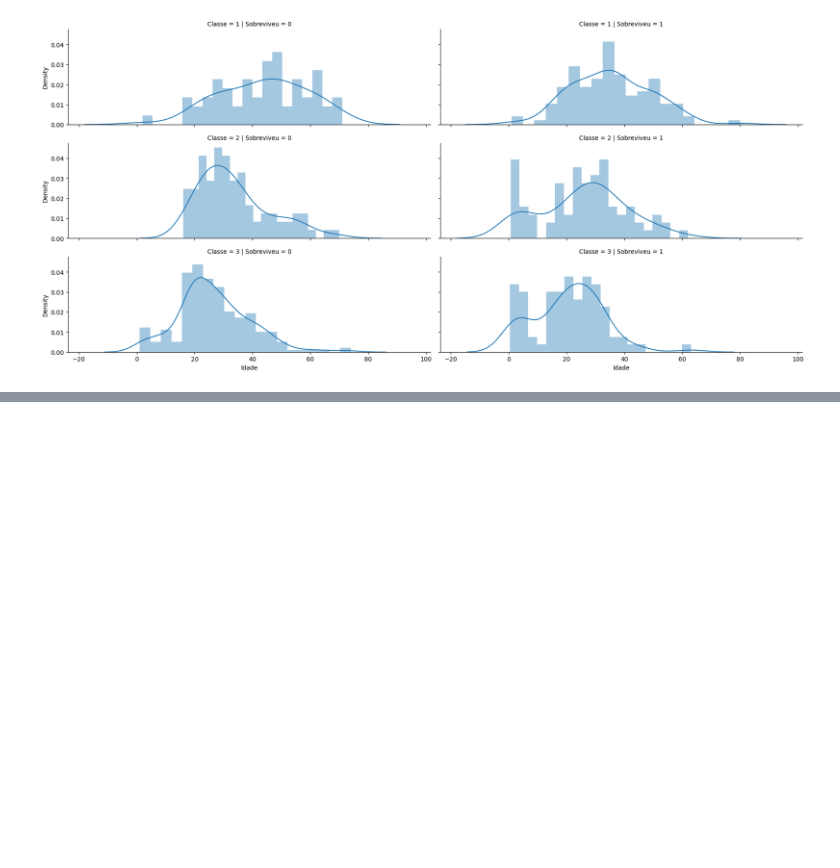
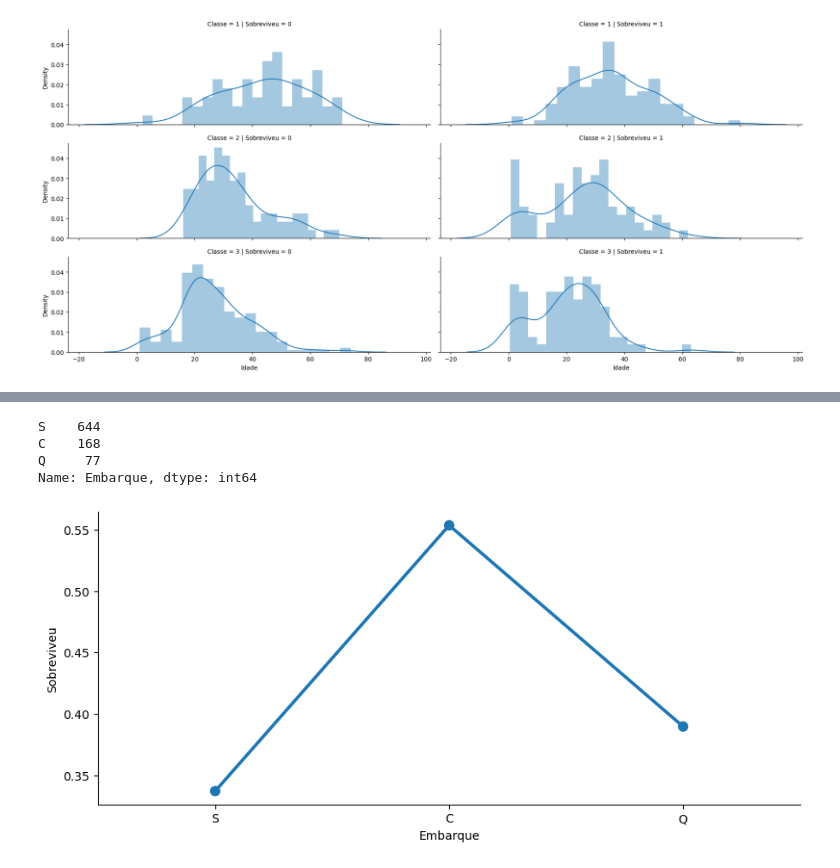
Before and after one commit to phillrog/py-machine-learning, a Jupyter notebook: notebooks/5 - visualização de dados/mod5.ipynb, the cells around one changed output, grey strips where cells are left out. Saved outputs shown, nothing was run; the diff lists cells and outputs as text; code cells hidden in the pictures; blank space fills up the shorter version.

```diff
--- a/notebooks/5 - visualização de dados/mod5.ipynb
+++ b/notebooks/5 - visualização de dados/mod5.ipynb
@@ -214,0 +222,13 @@ g.map(sns.distplot, 'Idade', bins=20)
+# %%
+data['Embarque'].value_counts()
+# %% [output]
+S    644
+C    168
+Q     77
+Name: Embarque, dtype: int64
+# %%
+sns.catplot('Embarque', 'Sobreviveu', data=data, kind='point', ci=None)
+fig=plt.gcf()
+fig.set_size_inches(10,4)
+# %% [output]
+[figure, added]
```
Also changed, not shown: parts of 2 cells of this notebook.
